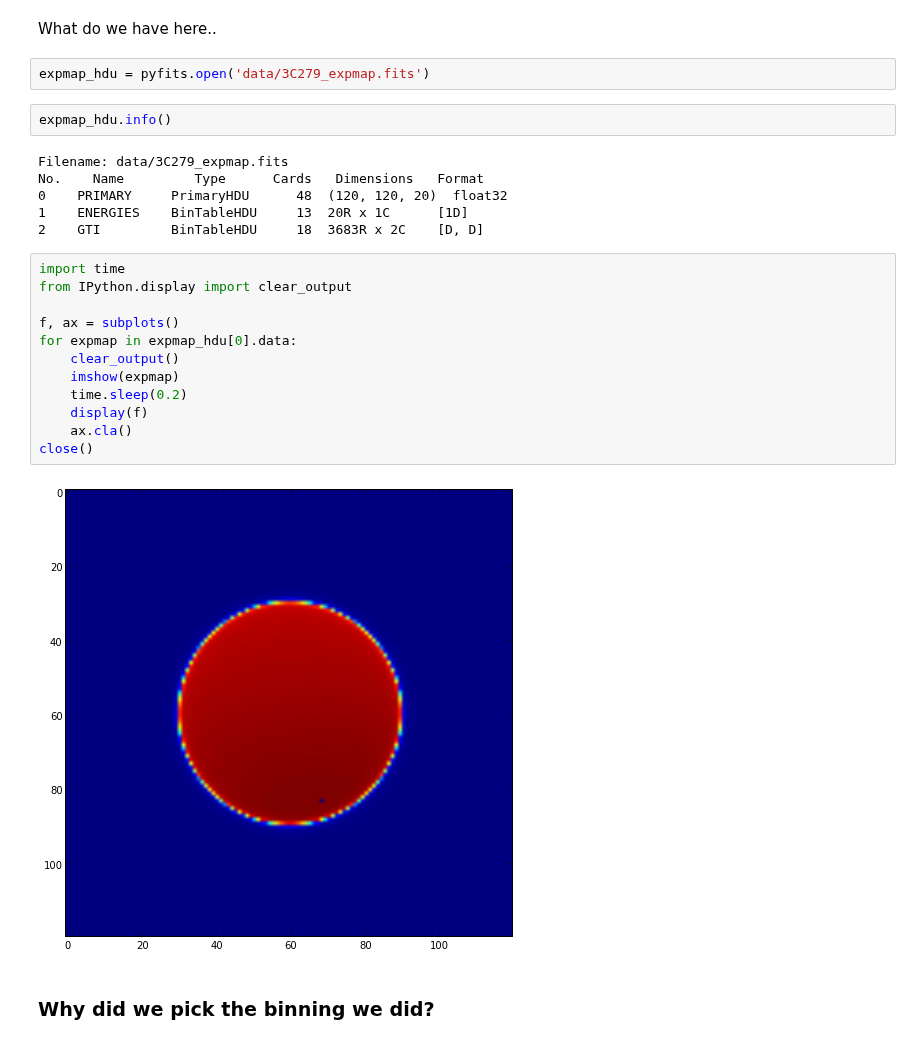
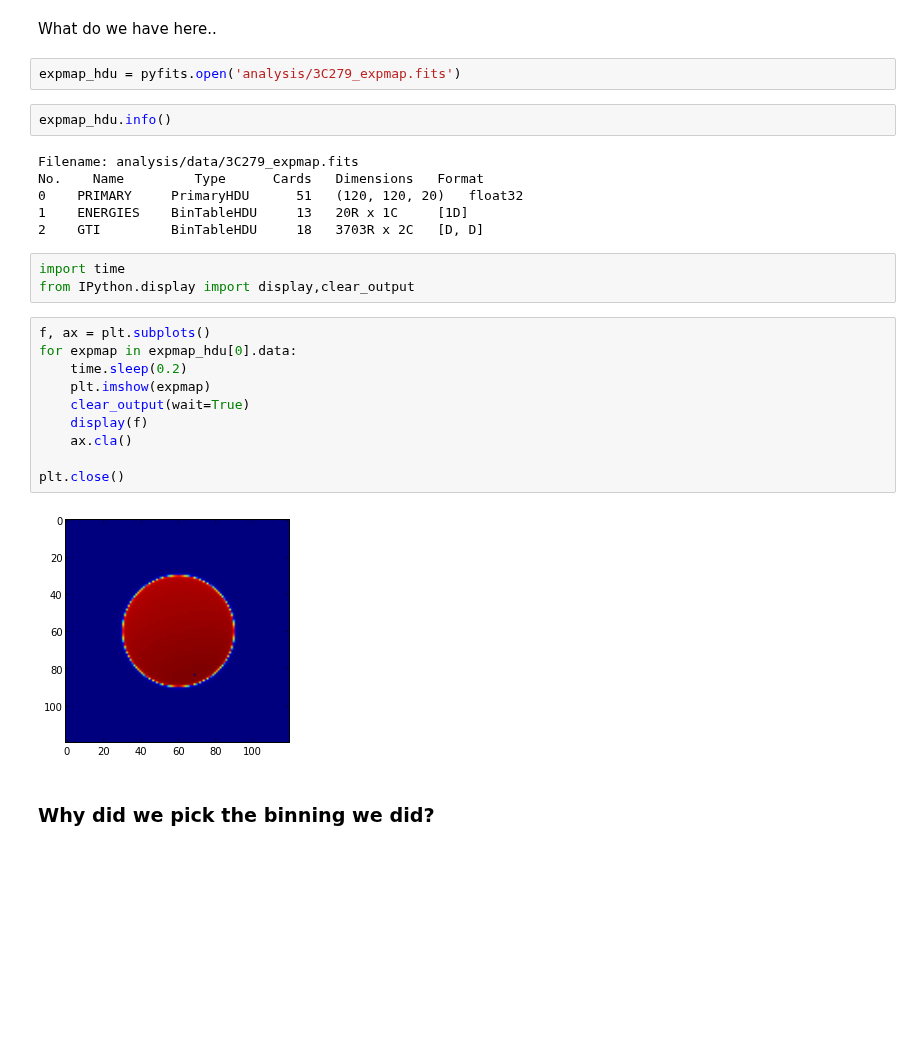
Before and after one commit to FermiSummerSchool/fermi-summer-school, a Jupyter notebook: Likelihood_Analysis.ipynb, the cells around one changed output. Drawn from its saved outputs; the diff is of its cells as text; blank space fills up the shorter version.

```diff
--- a/Likelihood_Analysis.ipynb
+++ b/Likelihood_Analysis.ipynb
@@ -216,29 +198,30 @@ time -p /usr/local/fermisoft/v9r31p1-fssc-20130410/x86_64-apple-darwin12.3.0/bin
 # %% [markdown]
 What do we have here..
 # %%
-expmap_hdu = pyfits.open('data/3C279_expmap.fits')
+expmap_hdu = pyfits.open('analysis/3C279_expmap.fits')
 # %%
 expmap_hdu.info()
 # %% [output]
-Filename: data/3C279_expmap.fits
+Filename: analysis/data/3C279_expmap.fits
 No.    Name         Type      Cards   Dimensions   Format
-0    PRIMARY     PrimaryHDU      48  (120, 120, 20)  float32
-1    ENERGIES    BinTableHDU     13  20R x 1C      [1D]
-2    GTI         BinTableHDU     18  3683R x 2C    [D, D]
+0    PRIMARY     PrimaryHDU      51   (120, 120, 20)   float32
+1    ENERGIES    BinTableHDU     13   20R x 1C     [1D]
+2    GTI         BinTableHDU     18   3703R x 2C   [D, D]
+# %%
+import time
+from IPython.display import display,clear_output
 # %%
-import time
-from IPython.display import clear_output
-
-f, ax = subplots()
+f, ax = plt.subplots()
 for expmap in expmap_hdu[0].data:
-    clear_output()
-    imshow(expmap)
     time.sleep(0.2)
+    plt.imshow(expmap)
+    clear_output(wait=True)
     display(f)
     ax.cla()
-close()
+
+plt.close()
 # %% [output]
-[figure, old version]
+[figure, new version]
 # %% [markdown]
 ### Why did we pick the binning we did?
 # %% [markdown]
```
Also changed, not shown: parts of 57 cells of this notebook, 1 other file.
